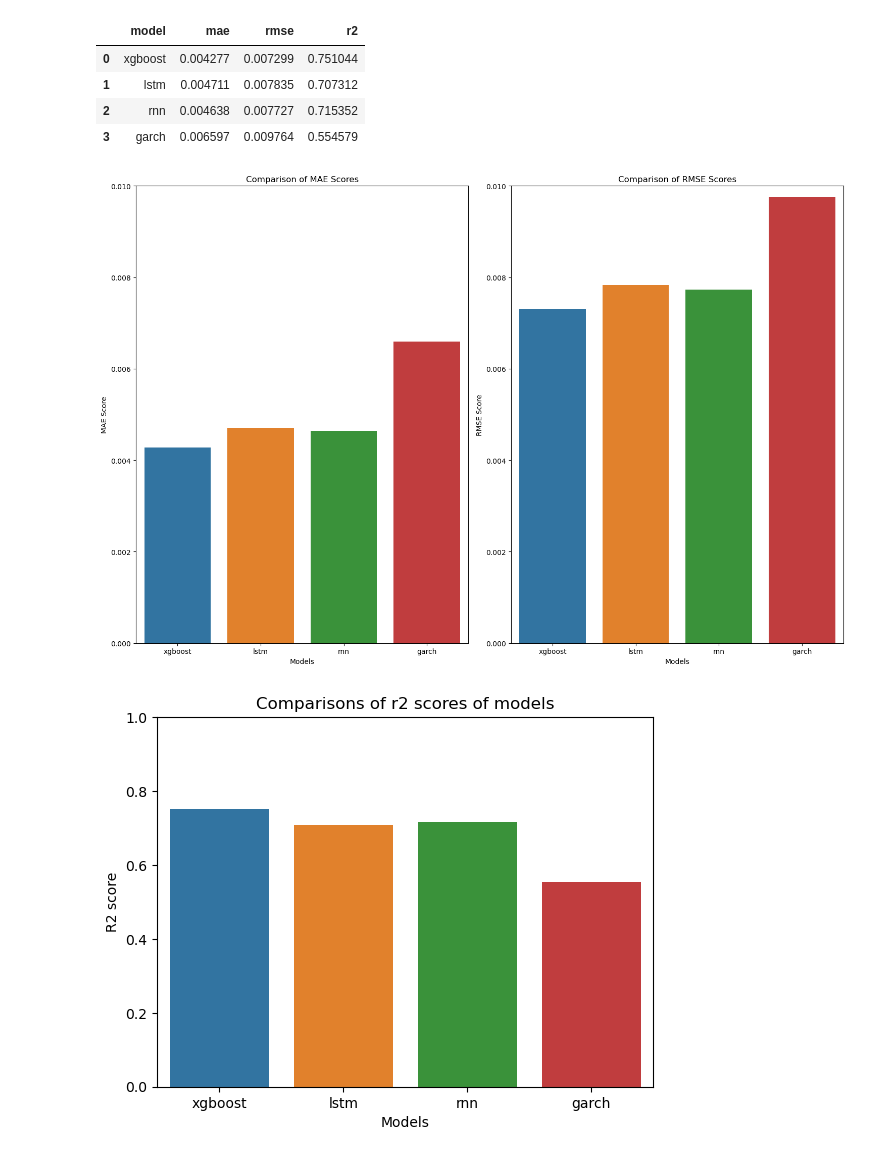
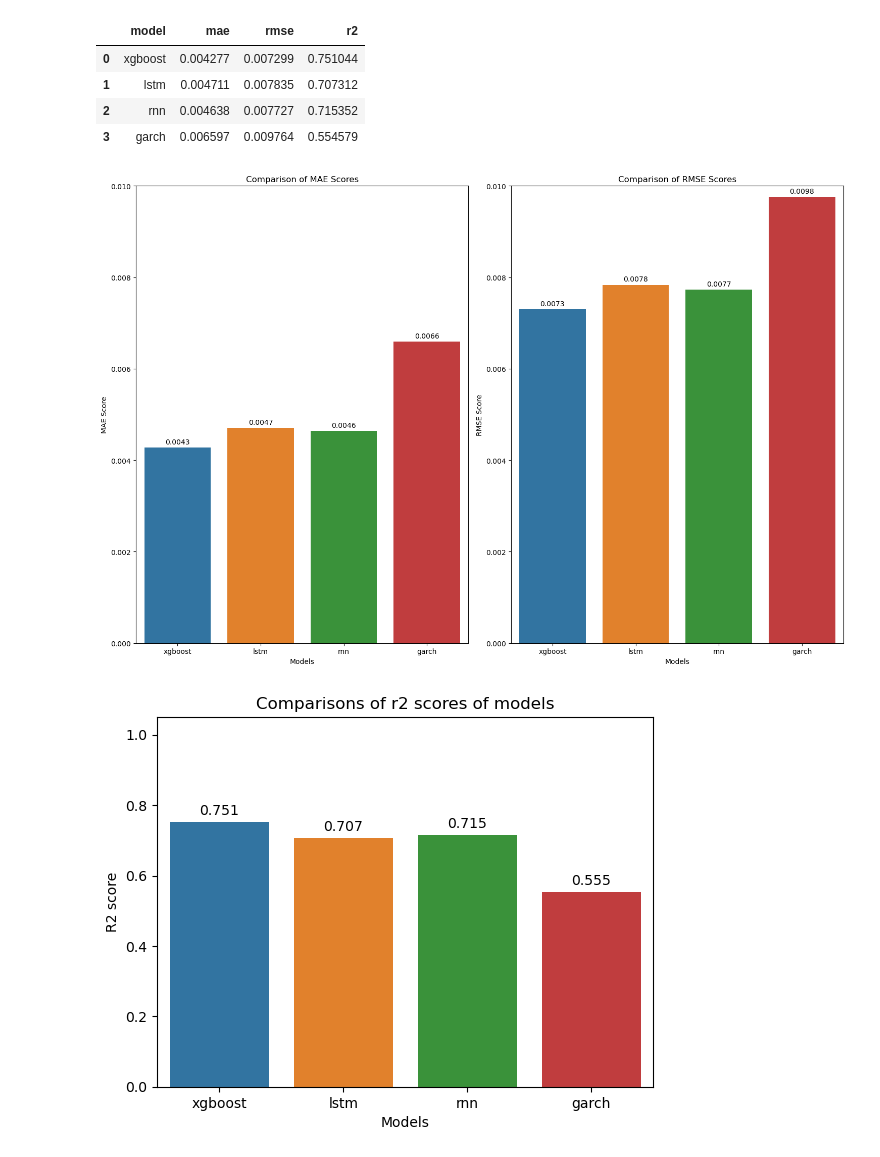
Before and after one commit to suzaladhikari/clarity, a Jupyter notebook: ale.ipynb, the cells around one changed output. Saved outputs shown, nothing was run; the diff lists cells and outputs as text; code cells hidden in the pictures.

```diff
--- a/ale.ipynb
+++ b/ale.ipynb
@@ -24,20 +24,29 @@ def plottingmetrics(x,y, data, title, xlabel, ylabel, ylim1, ylim2, axes):
     axes.set_ylabel(ylabel)
     axes.set_title(title)
     axes.set_ylim(ylim1, ylim2)
+    for container in axes.containers:
+        axes.bar_label(container, fmt="%.4f", padding=3)
 
 plottingmetrics('model', 'mae', model_performance_data, 'Comparison of MAE Scores', 'Models', 'MAE Score', 0, 0.01, ax[0])
 plottingmetrics('model', 'rmse', model_performance_data, 'Comparison of RMSE Scores', 'Models', 'RMSE Score', 0, 0.01, ax[1])
 plt.tight_layout()
+plt.savefig("../Clarity/modelperformance/maeandrmsescores.png")
 plt.show()
 # %% [output]
-[figure, old version]
+[figure, new version]
 # %%
 ## R2 Score comparison between the models
-sns.barplot(x = 'model', y = 'r2', data = model_performance_data, hue = 'model')
+ax = sns.barplot(x='model', y='r2', data=model_performance_data, hue='model')
+
 plt.xlabel("Models")
 plt.ylabel("R2 score")
-plt.ylim(0, 1)
+plt.ylim(0, 1.05)  # optional, gives labels some space
 plt.title("Comparisons of r2 scores of models")
+
+for container in ax.containers:
+    ax.bar_label(container, fmt="%.3f", padding=3)
+
+plt.savefig("../Clarity/modelperformance/r2scores.png")
 plt.show()
 # %% [output]
-[figure, old version]
+[figure, new version]
```
Also changed, not shown: 2 other files.
